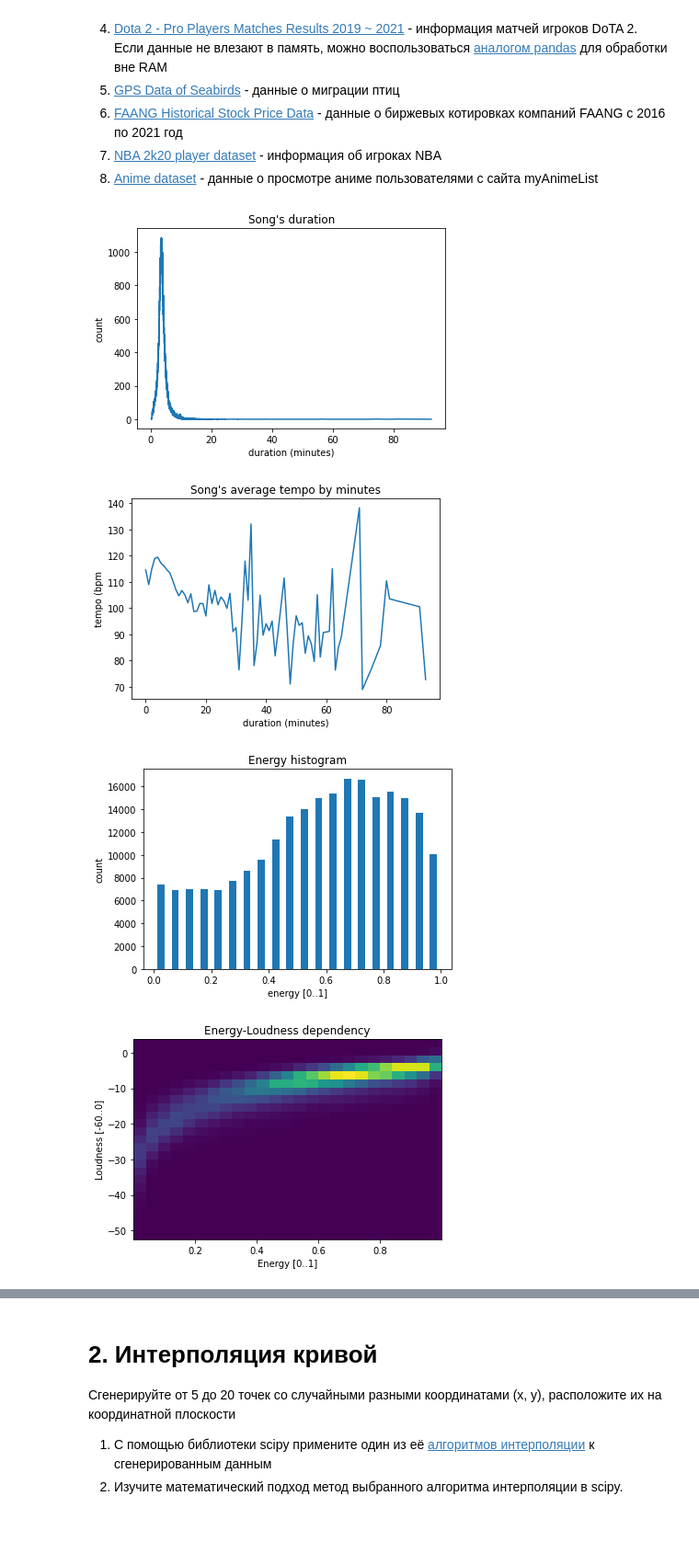
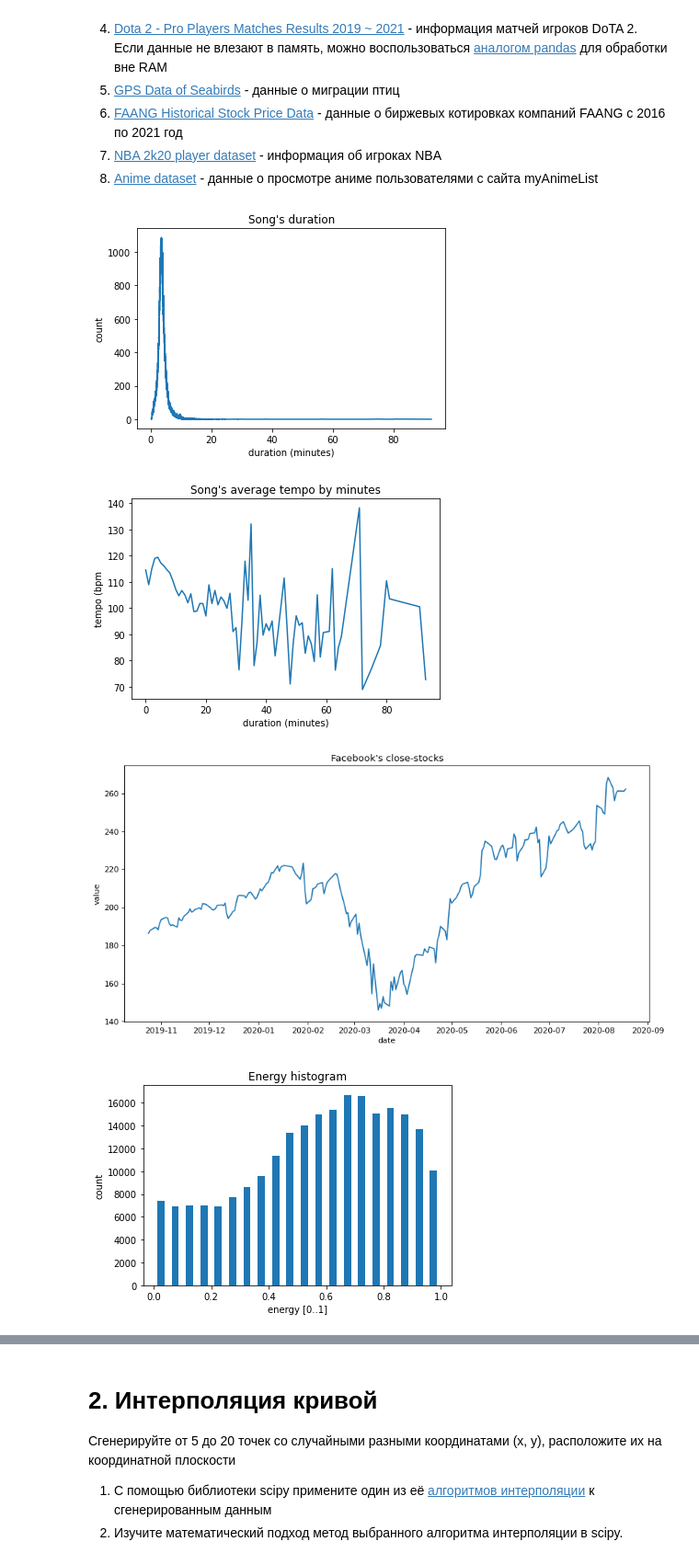
Before and after one commit to MILKA-TOP/andan, a Jupyter notebook: lab_1/Lab_1.ipynb, the cells around one changed output, grey strips where cells are left out. Shown: that part at 92% size. Cells and saved outputs as stored; diff of their text form; code cells hidden in the pictures; blank space fills up the shorter version.

```diff
--- a/lab_1/Lab_1.ipynb
+++ b/lab_1/Lab_1.ipynb
@@ -34,6 +34,8 @@ import numpy as np
 1. [Anime dataset](https://www.kaggle.com/thunderz/anime-dataset?select=user_data.csv) - данные о просмотре аниме пользователями с сайта myAnimeList
 # %%
 
+
+from datetime import datetime, timedelta
 
 df = pd.read_csv('data\\SpotifyFeatures.csv')
 
@@ -52,13 +54,28 @@ plt.show()
 df_en = pd.DataFrame.from_records(df, columns=['duration_ms', 'tempo'])
 df_en.duration_ms = round(df_en.duration_ms / (1000 * 60), 0)
 df_en = df_en.sort_values('duration_ms').groupby('duration_ms').mean()
+
 plt.plot(df_en)
 plt.title("Song's average tempo by minutes")
 plt.xlabel('duration (minutes)')
 plt.ylabel('tempo (bpm')
 plt.show()
 
+### Plot №3
+df_stock = pd.read_csv('data\\Facebook.csv')
+df_stock.Date = pd.to_datetime(df_stock.Date)
+df_stock = df_stock[(df_stock.Date > (df_stock.Date.iloc[-1] - timedelta(days=300)))]
+
+plt.figure(figsize=(12, 6), dpi=80)
+plt.title("Facebook's close-stocks")
+plt.xlabel('date')
+plt.ylabel('value')
+plt.plot(df_stock.Date, df_stock.Close)
+plt.show()
+
+
 ### Гистограмма
+
 plt.hist(
     df.energy,
     rwidth=0.5,
@@ -76,32 +93,32 @@ plt.hist2d(
     bins=25
 )
 plt.title("Energy-Loudness dependency")
 plt.xlabel('Energy [0..1]')
 plt.ylabel('Loudness [-60..0]')
 plt.show()
 
 ### Scatter
 plt.scatter(
     df.duration_ms / (1000 * 60),
     df.popularity,
     s=1
 )
 plt.title("Song's popularity")
 plt.xlabel('duration (minutes)')
 plt.ylabel('popularity')
 plt.show()
 
 ###
 plt.boxplot(df.popularity, vert=False, whis=0.99)
 plt.title("Popularity boxplot")
 plt.show()
 
 ###
 df_bp = pd.DataFrame.from_records(df, columns=['valence', 'danceability', 'energy'])
 plt.boxplot(df_bp, labels=df_bp.columns)
 plt.show()
 # %% [output]
 [figure]
 [figure]
-[figure, old version]
+[figure, new version]
-[figure, old version]
+[figure, new version]
```
Also changed, not shown: parts of 5 cells of this notebook, 3 other files.
